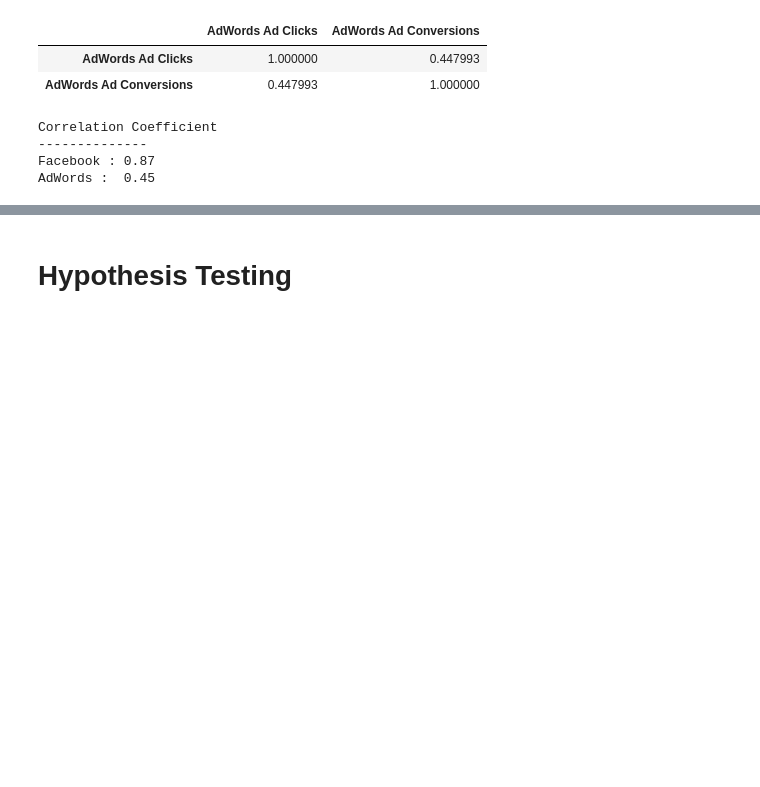
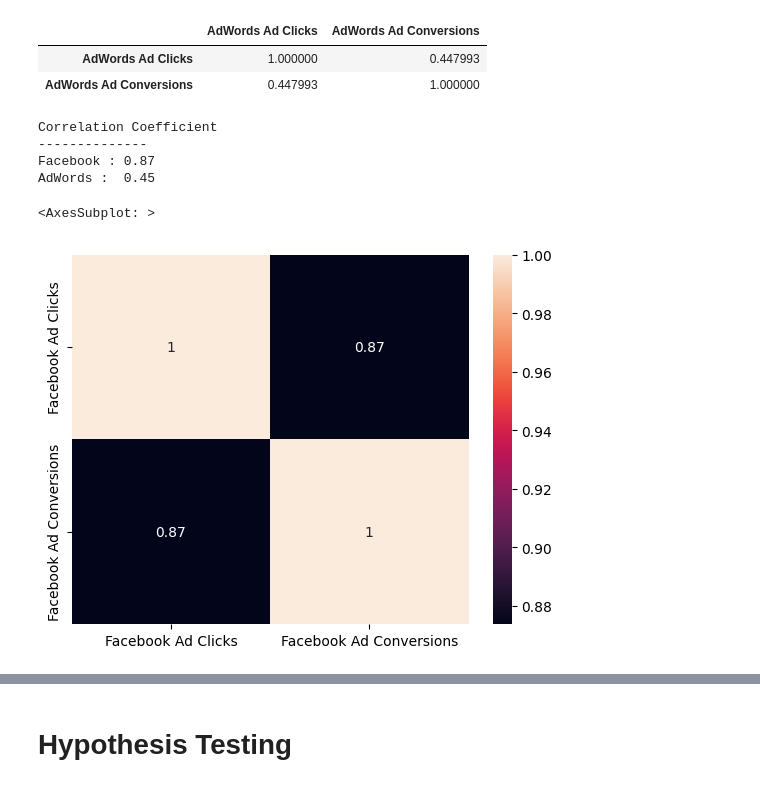
Before and after one commit to Shivmalge/A-B-Testing-Regression-Analysis-Project-Maximizing-ROI-in-Advertising-Campaigns, a Jupyter notebook: FacebookVSAdward_Campaign_Analysis-checkpoint.ipynb, the cells around one changed output, grey strips where cells are left out. Drawn from its saved outputs; the diff is of its cells as text; code cells hidden in the pictures; blank space fills up the shorter version.

```diff
--- a/FacebookVSAdward_Campaign_Analysis-checkpoint.ipynb
+++ b/FacebookVSAdward_Campaign_Analysis-checkpoint.ipynb
@@ -235,3 +272,8 @@ Correlation Coefficient
 --------------
 Facebook : 0.87
 AdWords :  0.45
+# %%
+sns.heatmap(facebook_corr,annot=True)
+# %% [output]
+<AxesSubplot: >
+[figure, added]
```
Also changed, not shown: parts of 35 cells of this notebook.
